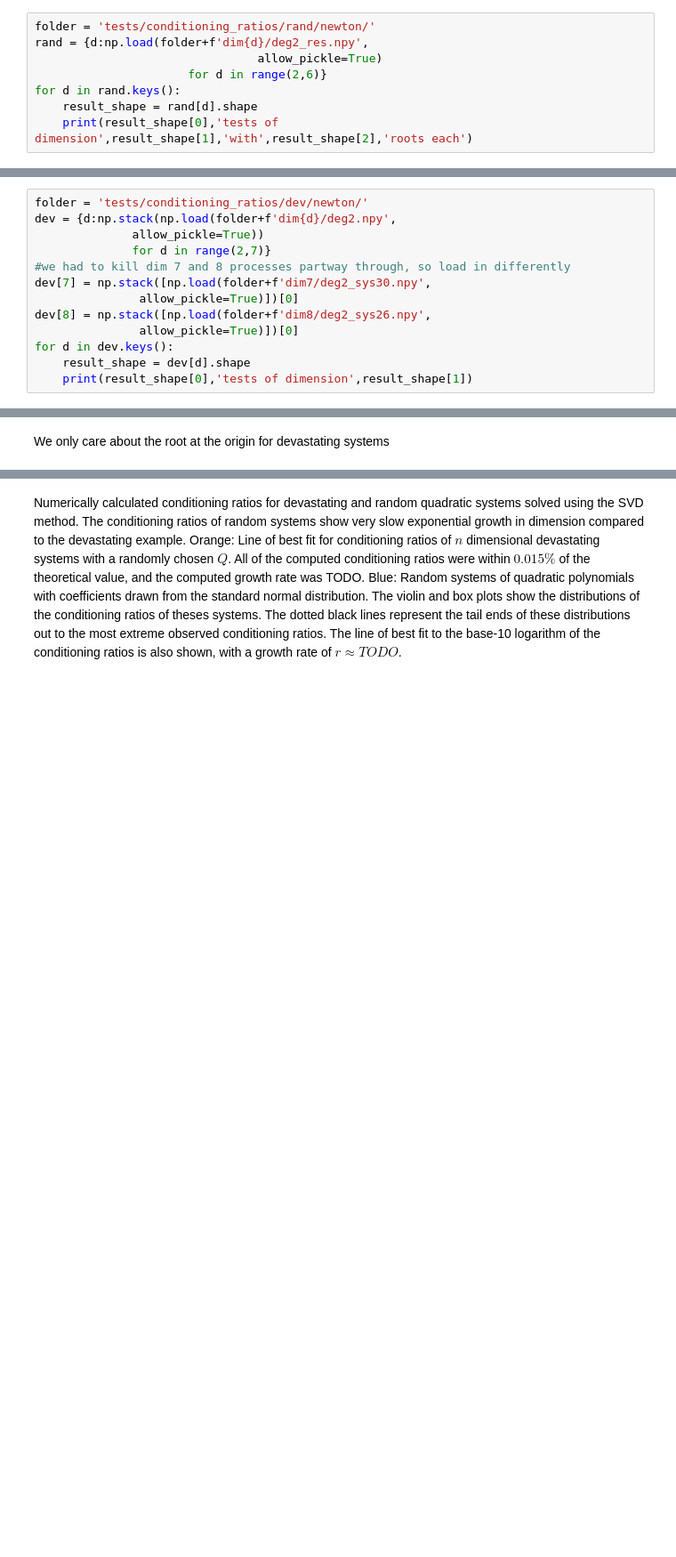
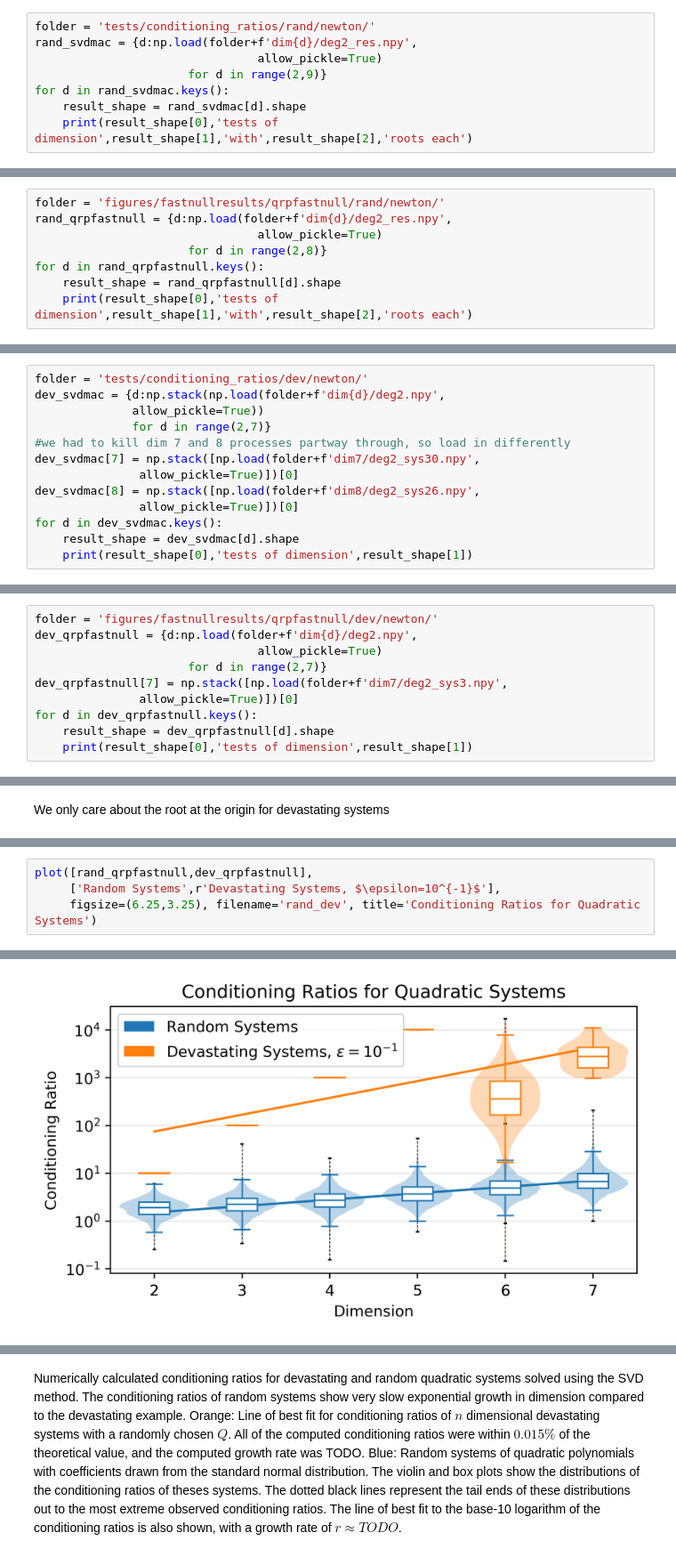
Before and after one commit to tylerjarvis/eigen_rootfinding, a Jupyter notebook: ConditioningRatios.ipynb, the cells around one changed output, grey strips where cells are left out. Shown: that part at 89% size. Drawn from its saved outputs; the diff is of its cells as text; blank space fills up the shorter version.

Commit message:
testing for changes in ratios with variants

```diff
--- a/ConditioningRatios.ipynb
+++ b/ConditioningRatios.ipynb
@@ -75,10 +75,10 @@ The random systems were generated so that they had coefficients drawn from the s
 ### random systems
 # %%
 folder = 'tests/conditioning_ratios/rand/newton/'
-rand = {d:np.load(folder+f'dim{d}/deg2_res.npy',
+rand_svdmac = {d:np.load(folder+f'dim{d}/deg2_res.npy',
                                 allow_pickle=True)
-                      for d in range(2,6)}
-for d in rand.keys():
-    result_shape = rand[d].shape
+                      for d in range(2,9)}
+for d in rand_svdmac.keys():
+    result_shape = rand_svdmac[d].shape
     print(result_shape[0],'tests of dimension',result_shape[1],'with',result_shape[2],'roots each')
 # %% [output]
@@ -88,0 +86,8 @@ for d in rand.keys():
+# %%
+folder = 'figures/fastnullresults/qrpfastnull/rand/newton/'
+rand_qrpfastnull = {d:np.load(folder+f'dim{d}/deg2_res.npy',
+                                allow_pickle=True)
+                      for d in range(2,8)}
+for d in rand_qrpfastnull.keys():
+    result_shape = rand_qrpfastnull[d].shape
+    print(result_shape[0],'tests of dimension',result_shape[1],'with',result_shape[2],'roots each')
@@ -90,16 +102,16 @@ for d in rand.keys():
 ### devastating systems
 # %%
 folder = 'tests/conditioning_ratios/dev/newton/'
-dev = {d:np.stack(np.load(folder+f'dim{d}/deg2.npy',
+dev_svdmac = {d:np.stack(np.load(folder+f'dim{d}/deg2.npy',
               allow_pickle=True))
               for d in range(2,7)}
 #we had to kill dim 7 and 8 processes partway through, so load in differently
-dev[7] = np.stack([np.load(folder+f'dim7/deg2_sys30.npy',
+dev_svdmac[7] = np.stack([np.load(folder+f'dim7/deg2_sys30.npy',
                allow_pickle=True)])[0]
-dev[8] = np.stack([np.load(folder+f'dim8/deg2_sys26.npy',
+dev_svdmac[8] = np.stack([np.load(folder+f'dim8/deg2_sys26.npy',
                allow_pickle=True)])[0]
-for d in dev.keys():
-    result_shape = dev[d].shape
+for d in dev_svdmac.keys():
+    result_shape = dev_svdmac[d].shape
     print(result_shape[0],'tests of dimension',result_shape[1])
 # %% [output]
 50 tests of dimension 2
@@ -109,3 +121,13 @@ for d in dev.keys():
 50 tests of dimension 6
 31 tests of dimension 7
 27 tests of dimension 8
+# %%
+folder = 'figures/fastnullresults/qrpfastnull/dev/newton/'
+dev_qrpfastnull = {d:np.load(folder+f'dim{d}/deg2.npy',
+                                allow_pickle=True)
+                      for d in range(2,7)}
+dev_qrpfastnull[7] = np.stack([np.load(folder+f'dim7/deg2_sys3.npy',
+               allow_pickle=True)])[0]
+for d in dev_qrpfastnull.keys():
+    result_shape = dev_qrpfastnull[d].shape
+    print(result_shape[0],'tests of dimension',result_shape[1])
@@ -124,3 +153,8 @@ Devastating Systems, $\epsilon=10^{-1}$
 Slope: 1.0000387622667628
 Growth Rate: 9.000892574008235
 [figure]
+# %%
+plot([rand_qrpfastnull,dev_qrpfastnull],
+     ['Random Systems',r'Devastating Systems, $\epsilon=10^{-1}$'],
+     figsize=(6.25,3.25), filename='rand_dev', title='Conditioning Ratios for Quadratic Systems')
+# %% [output]
@@ -126,0 +168 @@ Growth Rate: 9.000892574008235
+[figure, added]
```
Also changed, not shown: parts of 24 cells of this notebook.
